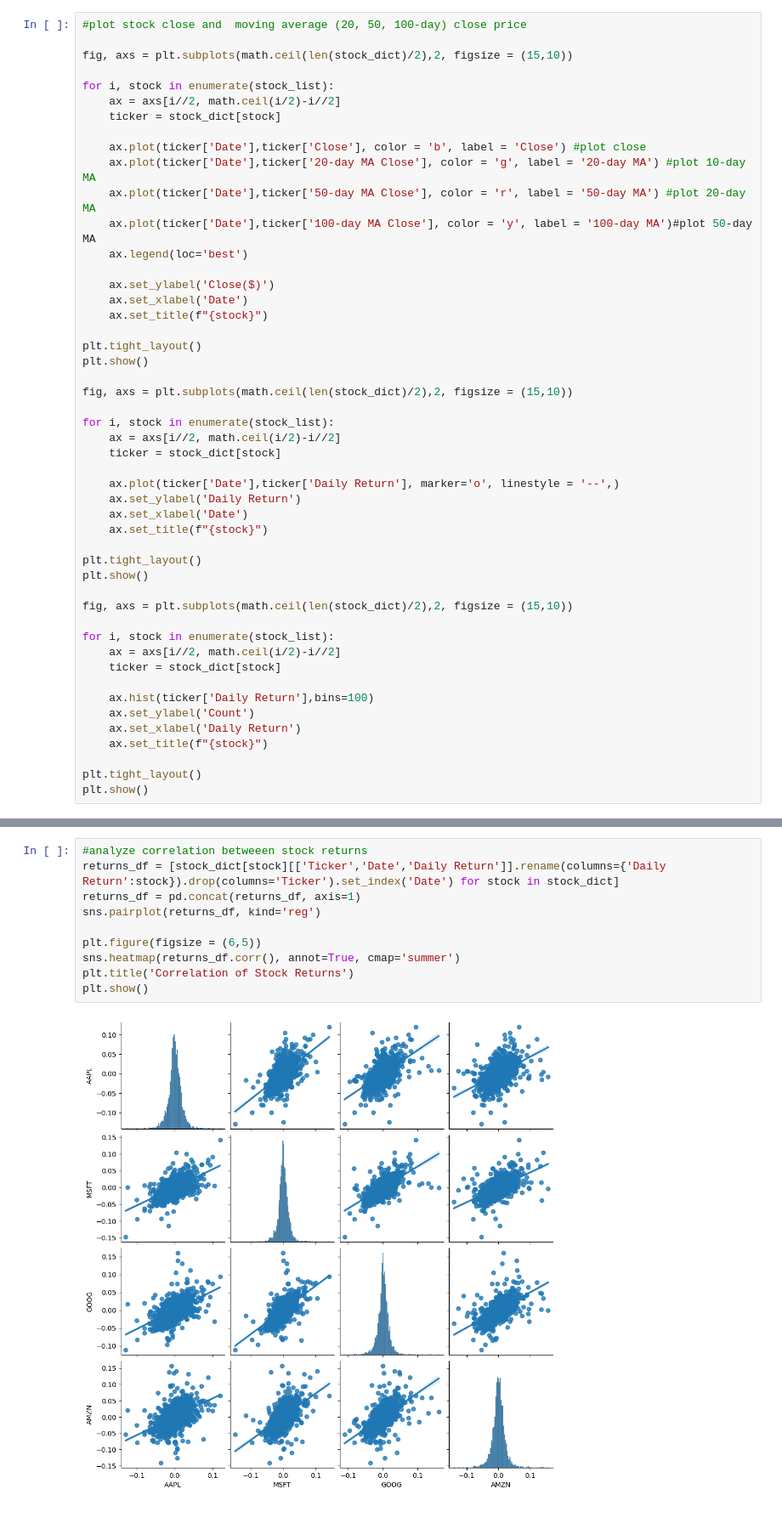
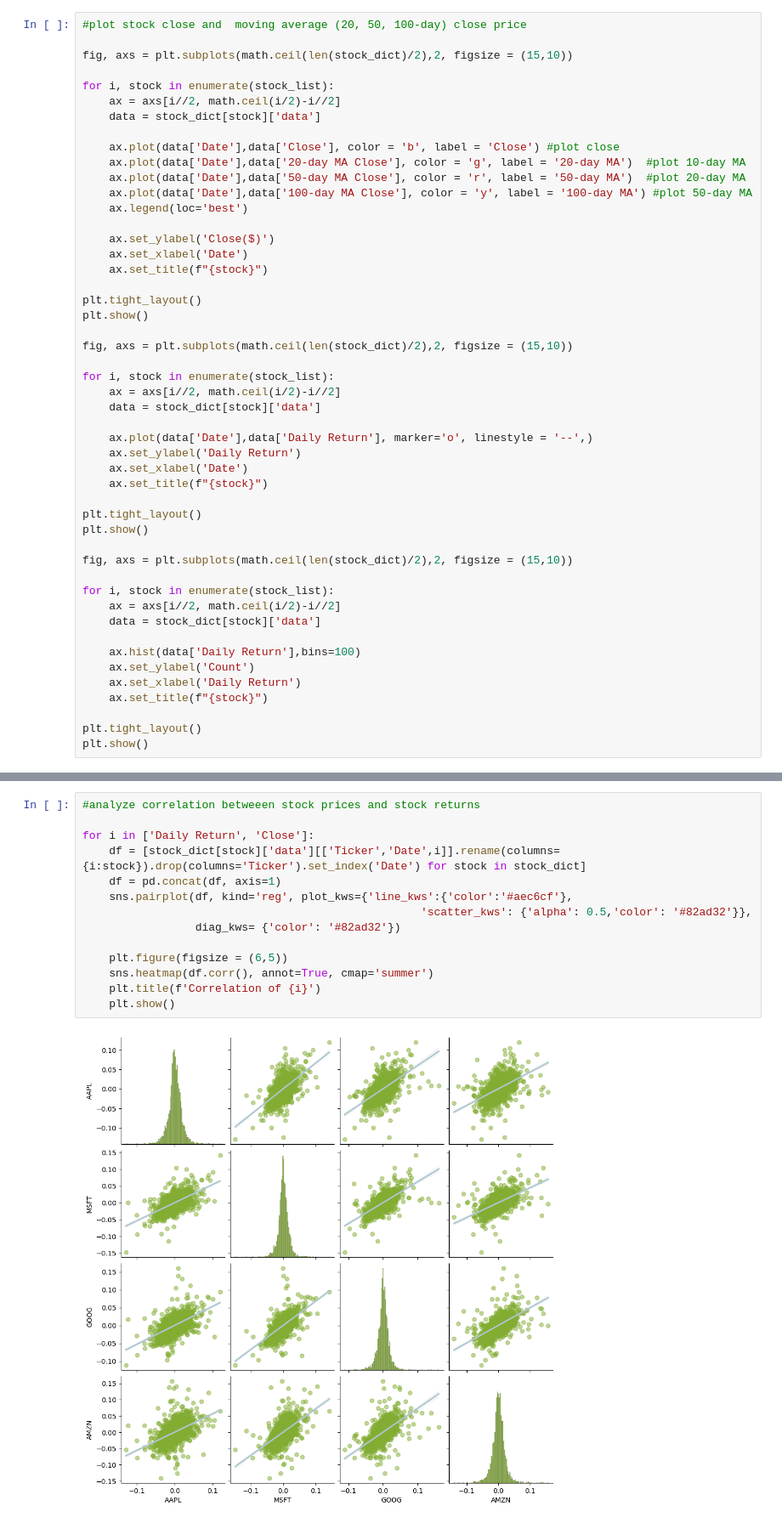
Before and after one commit to kamalavi/Stock-Price-Prediction, a Jupyter notebook: stock_prediction_model.ipynb, the cells around one changed output, grey strips where cells are left out. Shown at 85% size. Cells and saved outputs as stored; diff of their text form.

```diff
--- a/stock_prediction_model.ipynb
+++ b/stock_prediction_model.ipynb
@@ -91,12 +81,12 @@ fig, axs = plt.subplots(math.ceil(len(stock_dict)/2),2, figsize = (15,10))
 
 for i, stock in enumerate(stock_list):
     ax = axs[i//2, math.ceil(i/2)-i//2]
-    ticker = stock_dict[stock]
+    data = stock_dict[stock]['data']
 
-    ax.plot(ticker['Date'],ticker['Close'], color = 'b', label = 'Close') #plot close
-    ax.plot(ticker['Date'],ticker['20-day MA Close'], color = 'g', label = '20-day MA') #plot 10-day MA
-    ax.plot(ticker['Date'],ticker['50-day MA Close'], color = 'r', label = '50-day MA') #plot 20-day MA
-    ax.plot(ticker['Date'],ticker['100-day MA Close'], color = 'y', label = '100-day MA')#plot 50-day MA
+    ax.plot(data['Date'],data['Close'], color = 'b', label = 'Close') #plot close
+    ax.plot(data['Date'],data['20-day MA Close'], color = 'g', label = '20-day MA')  #plot 10-day MA
+    ax.plot(data['Date'],data['50-day MA Close'], color = 'r', label = '50-day MA')  #plot 20-day MA
+    ax.plot(data['Date'],data['100-day MA Close'], color = 'y', label = '100-day MA') #plot 50-day MA
     ax.legend(loc='best')
 
     ax.set_ylabel('Close($)')
@@ -110,9 +100,9 @@ fig, axs = plt.subplots(math.ceil(len(stock_dict)/2),2, figsize = (15,10))
 
 for i, stock in enumerate(stock_list):
     ax = axs[i//2, math.ceil(i/2)-i//2]
-    ticker = stock_dict[stock]
+    data = stock_dict[stock]['data']
 
-    ax.plot(ticker['Date'],ticker['Daily Return'], marker='o', linestyle = '--',)
+    ax.plot(data['Date'],data['Daily Return'], marker='o', linestyle = '--',)
     ax.set_ylabel('Daily Return')
     ax.set_xlabel('Date')
     ax.set_title(f"{stock}")
@@ -124,9 +114,9 @@ fig, axs = plt.subplots(math.ceil(len(stock_dict)/2),2, figsize = (15,10))
 
 for i, stock in enumerate(stock_list):
     ax = axs[i//2, math.ceil(i/2)-i//2]
-    ticker = stock_dict[stock]
+    data = stock_dict[stock]['data']
 
-    ax.hist(ticker['Daily Return'],bins=100)
+    ax.hist(data['Daily Return'],bins=100)
     ax.set_ylabel('Count')
     ax.set_xlabel('Daily Return')
     ax.set_title(f"{stock}")
@@ -138,14 +128,18 @@ plt.show()
 [figure]
 [figure]
 # %%
-#analyze correlation betweeen stock returns
-returns_df = [stock_dict[stock][['Ticker','Date','Daily Return']].rename(columns={'Daily Return':stock}).drop(columns='Ticker').set_index('Date') for stock in stock_dict]
-returns_df = pd.concat(returns_df, axis=1)
-sns.pairplot(returns_df, kind='reg')
+#analyze correlation betweeen stock prices and stock returns
 
-plt.figure(figsize = (6,5))
-sns.heatmap(returns_df.corr(), annot=True, cmap='summer')
-plt.title('Correlation of Stock Returns')
-plt.show()
+for i in ['Daily Return', 'Close']:
+    df = [stock_dict[stock]['data'][['Ticker','Date',i]].rename(columns={i:stock}).drop(columns='Ticker').set_index('Date') for stock in stock_dict]
+    df = pd.concat(df, axis=1)
+    sns.pairplot(df, kind='reg', plot_kws={'line_kws':{'color':'#aec6cf'},
+                                                   'scatter_kws': {'alpha': 0.5,'color': '#82ad32'}},
+                 diag_kws= {'color': '#82ad32'})
+
+    plt.figure(figsize = (6,5))
+    sns.heatmap(df.corr(), annot=True, cmap='summer')
+    plt.title(f'Correlation of {i}')
+    plt.show()
 # %% [output]
-[figure, old version]
+[figure, new version]
```
Also changed, not shown: parts of 8 cells of this notebook.
